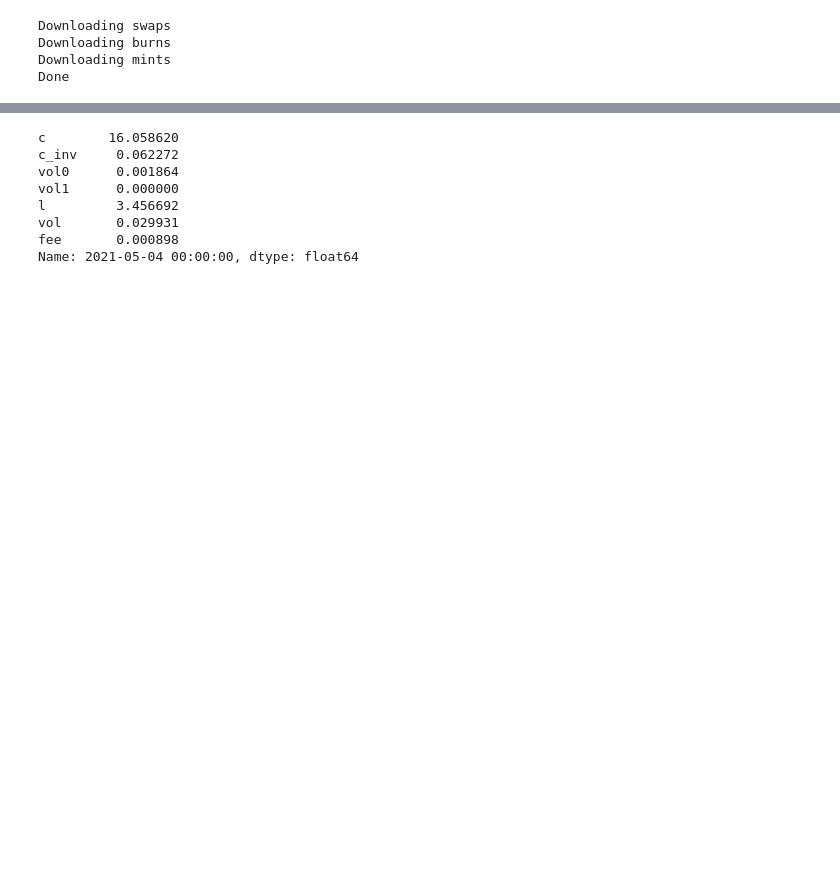
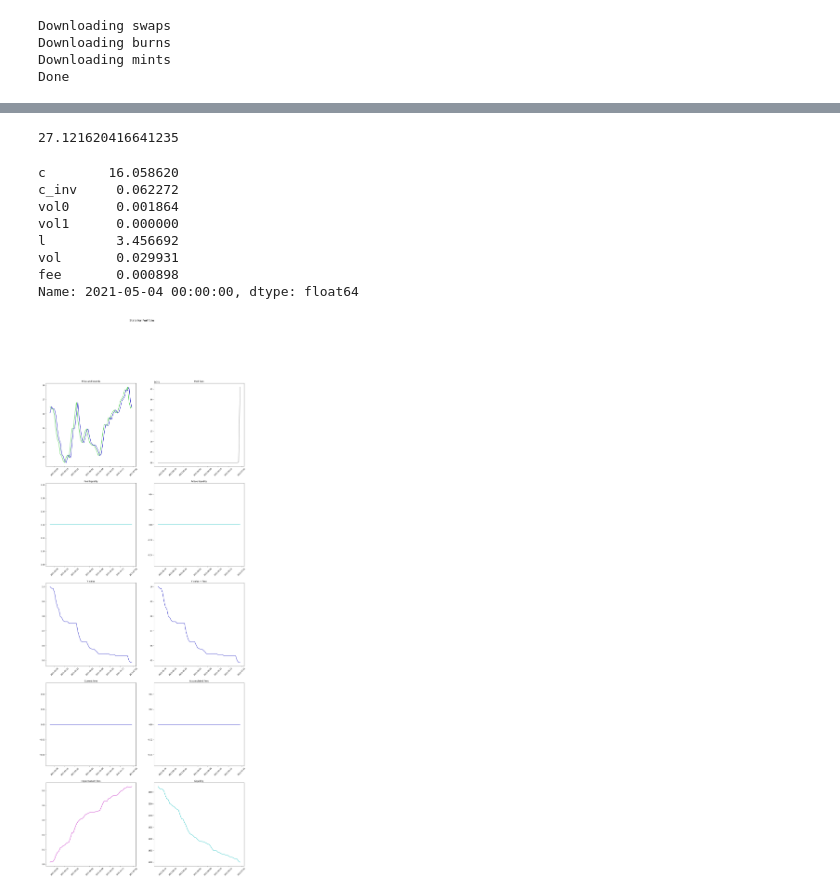
Before and after one commit to mellow-finance/mellow-strategy-sdk, a Jupyter notebook: examples/data.ipynb, the cells around one changed output, grey strips where cells are left out. Drawn from its saved outputs; the diff is of its cells as text; code cells hidden in the pictures; blank space fills up the shorter version.

```diff
--- a/examples/data.ipynb
+++ b/examples/data.ipynb
@@ -52,44 +52,44 @@ p.plot()
 # %%
 from strategy.portfolio import AbstractStrategy, Position
 from strategy.backtest import Backtest
 from strategy.data import PoolData
 from datetime import datetime
 from typing import Callable
 
 class RebalanceStrategy(AbstractStrategy):
     def rebalance(
         self,
         t: datetime,
         c: float,
         vol: float,
         l: Callable[[float], float],
         pool_data: PoolData,
     ):
-        c = prices[t]
-        if not self.portfolio().position("main"):
-            self.portfolio().add_position(Position(id="main", a = c / 1.0001, b = c * 1.0001))
-            pos = self.portfolio().position("main")
-            print(c, 1)
+        if not self.portfolio.position("main"):
+            self.portfolio.add_position(Position(id="main", a = c / 1.0001, b = c * 1.0001))
+            pos = self.portfolio.position("main")
             pos.deposit(c, 1)
         else:
-            pos = self.portfolio().position("main")
+            pos = self.portfolio.position("main")
             pos.set_a(c / 1.0001, c)
             pos.set_b(c * 1.0001, c)
 
 from time import time
-# t = time()
-# backtest = Backtest(RebalanceStrategy())
-# backtest.run(p)
-# print(time() - t)
-# backtest.plot(20, 50)
-i = p.data().index[0]
-p.data().loc[i]
+t = time()
+backtest = Backtest(RebalanceStrategy())
+backtest.run(p)
+print(time() - t)
+backtest.plot(20, 50)
+i = p.data.index[0]
+p.data.loc[i]
 # %% [output]
-c        16.058620
-c_inv     0.062272
-vol0      0.001864
-vol1      0.000000
-l         3.456692
-vol       0.029931
-fee       0.000898
-Name: 2021-05-04 00:00:00, dtype: float64
+27.121620416641235
+c        16.058620
+c_inv     0.062272
+vol0      0.001864
+vol1      0.000000
+l         3.456692
+vol       0.029931
+fee       0.000898
+Name: 2021-05-04 00:00:00, dtype: float64
+[figure, added]
```
Also changed, not shown: parts of 3 cells of this notebook, 4 other files.
